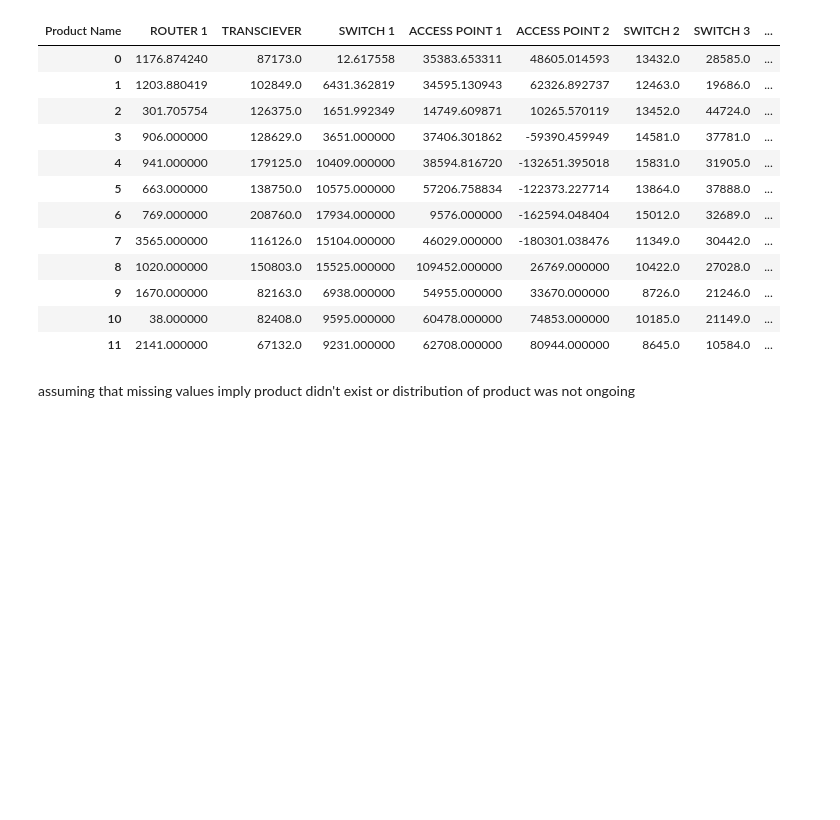
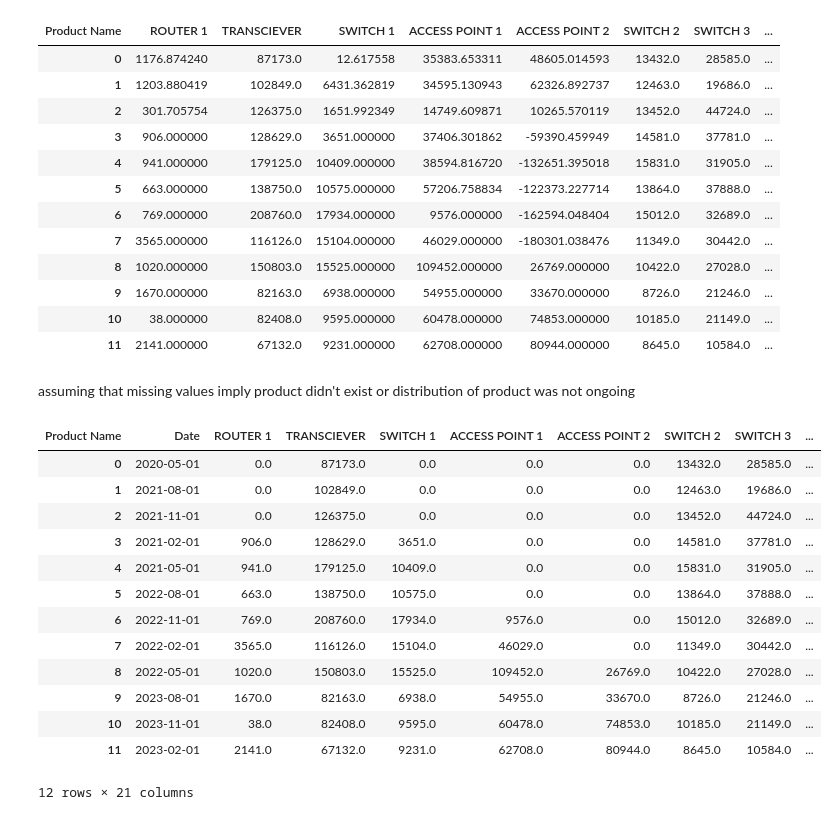
Before and after one commit to Jayasuryan0821-git/Cisco-Hackathon, a Jupyter notebook: final.ipynb, the cells around one changed output. Saved outputs shown, nothing was run; the diff lists cells and outputs as text; code cells hidden in the pictures; blank space fills up the shorter version.

```diff
--- a/final.ipynb
+++ b/final.ipynb
@@ -214,5 +214,22 @@ assuming that missing values imply product didn't exist or distribution of produ
 # %%
 new_0 = transposed.copy()
 new_0.fillna(0, inplace=True)
+# %%
+new_0
+# %% [output]
+| Product Name | Date | ROUTER 1 | TRANSCIEVER | SWITCH 1 | ACCESS POINT 1 | ACCESS POINT 2 | SWITCH 2 | SWITCH 3 | ... |
+| 0 | 2020-05-01 | 0.0 | 87173.0 | 0.0 | 0.0 | 0.0 | 13432.0 | 28585.0 | ... |
+| 1 | 2021-08-01 | 0.0 | 102849.0 | 0.0 | 0.0 | 0.0 | 12463.0 | 19686.0 | ... |
+| 2 | 2021-11-01 | 0.0 | 126375.0 | 0.0 | 0.0 | 0.0 | 13452.0 | 44724.0 | ... |
+| 3 | 2021-02-01 | 906.0 | 128629.0 | 3651.0 | 0.0 | 0.0 | 14581.0 | 37781.0 | ... |
+| 4 | 2021-05-01 | 941.0 | 179125.0 | 10409.0 | 0.0 | 0.0 | 15831.0 | 31905.0 | ... |
+| 5 | 2022-08-01 | 663.0 | 138750.0 | 10575.0 | 0.0 | 0.0 | 13864.0 | 37888.0 | ... |
+| 6 | 2022-11-01 | 769.0 | 208760.0 | 17934.0 | 9576.0 | 0.0 | 15012.0 | 32689.0 | ... |
+| 7 | 2022-02-01 | 3565.0 | 116126.0 | 15104.0 | 46029.0 | 0.0 | 11349.0 | 30442.0 | ... |
+| 8 | 2022-05-01 | 1020.0 | 150803.0 | 15525.0 | 109452.0 | 26769.0 | 10422.0 | 27028.0 | ... |
+| 9 | 2023-08-01 | 1670.0 | 82163.0 | 6938.0 | 54955.0 | 33670.0 | 8726.0 | 21246.0 | ... |
+| 10 | 2023-11-01 | 38.0 | 82408.0 | 9595.0 | 60478.0 | 74853.0 | 10185.0 | 21149.0 | ... |
+| 11 | 2023-02-01 | 2141.0 | 67132.0 | 9231.0 | 62708.0 | 80944.0 | 8645.0 | 10584.0 | ... |
+12 rows × 21 columns
 # %%
 new_0.to_csv('zero_imputated.csv')
```
Also changed, not shown: parts of 9 cells of this notebook.
